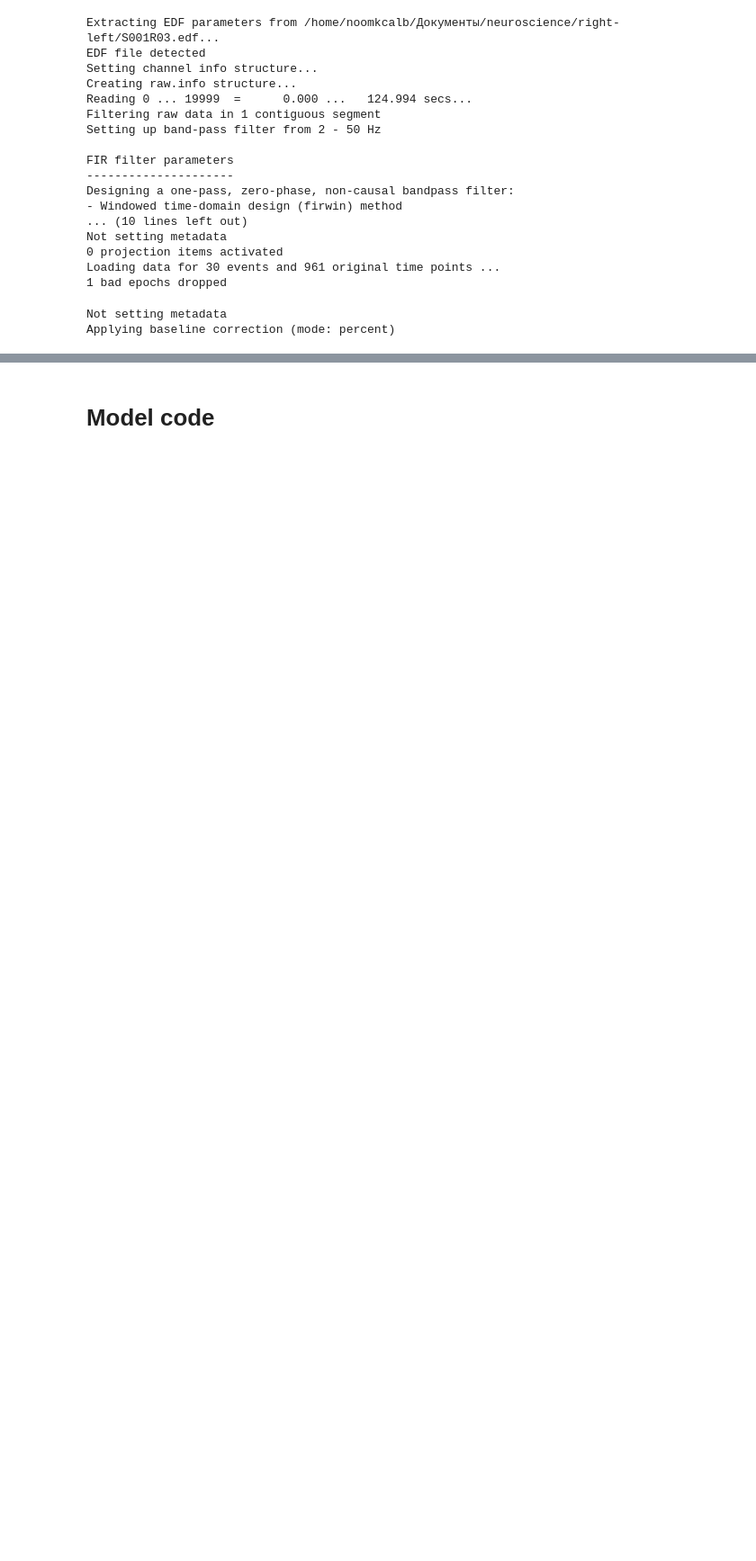
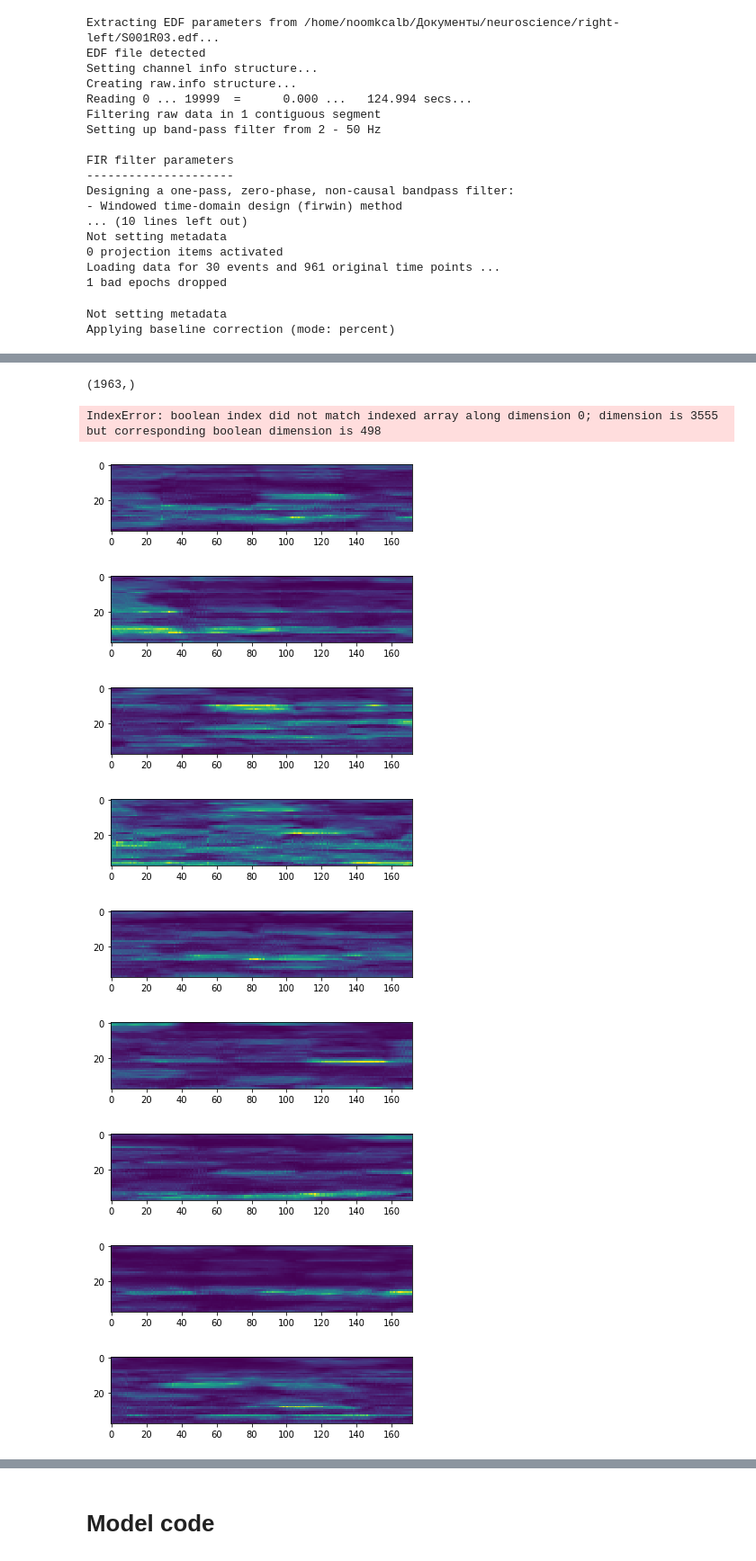
Before and after one commit to belya/eeg-experiments, a Jupyter notebook: classification.ipynb, the cells around one changed output, grey strips where cells are left out. Shown at 90% size. Cells and saved outputs as stored; diff of their text form; code cells hidden in the pictures; blank space fills up the shorter version.

```diff
--- a/classification.ipynb
+++ b/classification.ipynb
@@ -297,8 +303,17 @@ Applying baseline correction (mode: percent)
 Not setting metadata
 Applying baseline correction (mode: percent)
 # %%
-def process_signals(X, min_size=None):
-    if not min_size:
-        min_size = min([x.shape[-1] for x in X])
-    stacked_X = np.vstack([x[..., :min_size] for x in X])
-    return np.swapaxes(stacked_X, 1, -1)
+# def process_signals(X, min_size=None):
+#     if not min_size:
+#         min_size = min([x.shape[-1] for x in X])
+#     stacked_X = np.vstack([x[..., :min_size] for x in X])
+#     return np.swapaxes(stacked_X, 1, -1)
+# %%
+def process_signals(X, y, preferred_size=None):
+    if not preferred_size:
+        preferred_size = max([x.shape[-1] for x in X])
+    selected_y = [y[i] for i, x in enumerate(X) if x.shape[-1] >= preferred_size]
+    flattened_y = [e for y_list in y for e in y_list]
+    stacked_X = np.vstack([x[..., :preferred_size] for x in X if x.shape[-1] >= preferred_size])
+    prepared_y = to_categorical(flattened_y).T[0]
+    return np.swapaxes(stacked_X, 1, -1), prepared_y
@@ -305,4 +334,4 @@ def process_signals(X, min_size=None):
 # %%
-prepared_train_X = process_signals(train_X)
+prepared_train_X, prepared_train_y = process_signals(train_X, train_y)
 # %%
 SAMPLES = prepared_train_X.shape[1]
@@ -318,0 +356,24 @@ prepared_test_X.shape
+# %%
+prepared_test_y.shape
+# %% [output]
+(1963,)
+# %%
+for i in range(0, 3):
+    plt.imshow(prepared_train_X[prepared_train_y == 1][i, ..., 0].T)
+    plt.show()
+# %% [output]
+IndexError: boolean index did not match indexed array along dimension 0; dimension is 3555 but corresponding boolean dimension is 498
+# %%
+for i in range(0, 10):
+    plt.imshow(prepared_train_X[train_y == 0][i, ..., 0].T)
+    plt.show()
+# %% [output]
+[figure, added]
+[figure, added]
+[figure, added]
+[figure, added]
+[figure, added]
+[figure, added]
+[figure, added]
+[figure, added]
+[figure, added]
```
Also changed, not shown: parts of 41 cells of this notebook, 2 other files.
